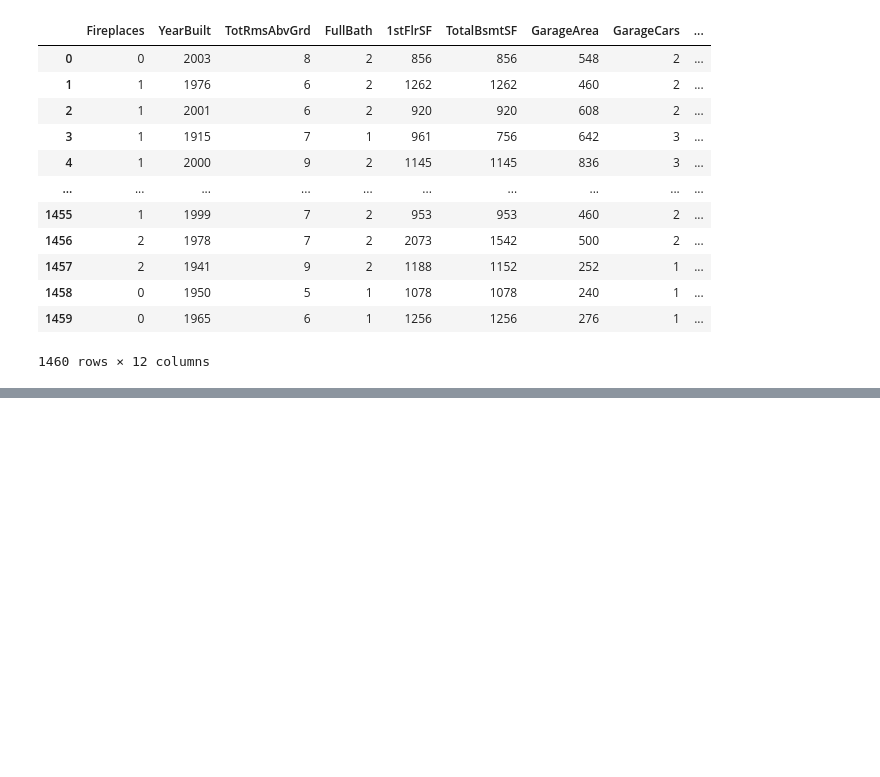
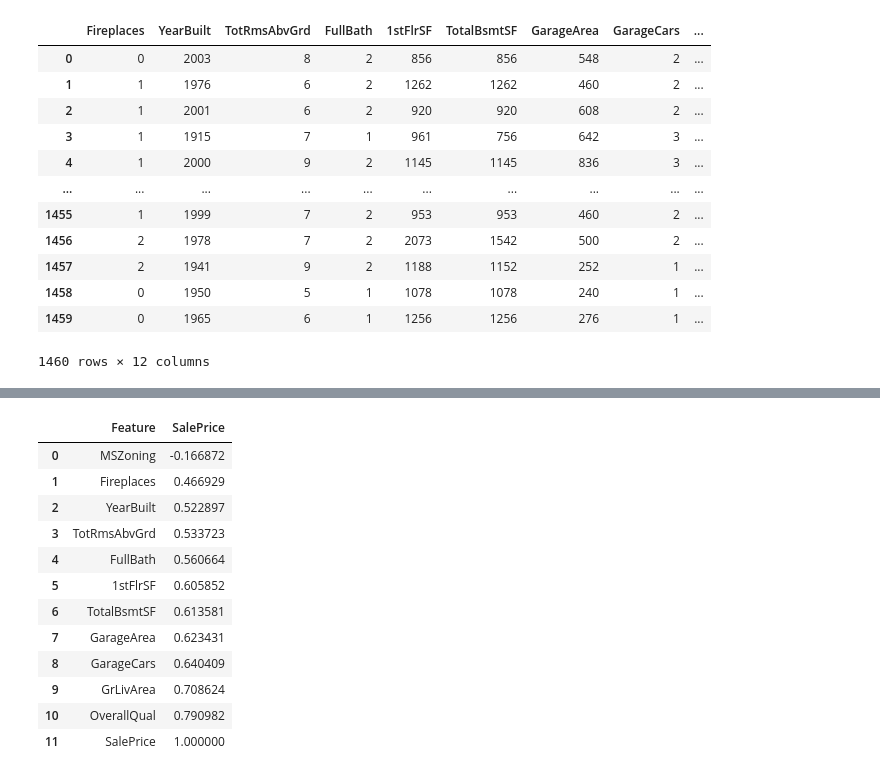
Before and after one commit to teosalza/houses_price, a Jupyter notebook: project/test_notebook.ipynb, the cells around one changed output, grey strips where cells are left out. Saved outputs shown, nothing was run; the diff lists cells and outputs as text; code cells hidden in the pictures; blank space fills up the shorter version.

```diff
--- a/project/test_notebook.ipynb
+++ b/project/test_notebook.ipynb
@@ -133,0 +200,24 @@ el.reset_index(level=0).rename(columns={"index":"Feature"})
+# %%
+#Paramenters choice based an price correlazion
+ohe_enc_data = pd.get_dummies(new_data)
+corr_map = ohe_enc_data.corr().sort_values("SalePrice")["SalePrice"].reset_index(level=0).rename(columns={"index":"Feature"})
+
+#print(new_data.info())
+fig3 = px.bar(corr_map, x='Feature', y='SalePrice',
+             hover_data=['SalePrice', 'Feature'], color='SalePrice')
+fig3.show()
+
+
+le = LabelEncoder()
+data_le = new_data.copy()
+for f in new_data:
+    if(new_data[f].dtypes == 'object'):
+        data_le[f] = le.fit_transform(new_data[f].values)
+
+corr_map_le = data_le.corr().sort_values("SalePrice")["SalePrice"].reset_index(level=0).rename(columns={"index":"Feature"})
+print(le.inverse_transform([0,1,2,3,4]))
+
+#print(new_data.info())
+fig3 = px.bar(corr_map_le, x='Feature', y='SalePrice',
+             hover_data=['SalePrice', 'Feature'], color='SalePrice')
+fig3.show()
@@ -133,0 +241,29 @@ el.reset_index(level=0).rename(columns={"index":"Feature"})
+# %%
+
+fig4 = make_subplots(rows=4, cols=3,subplot_titles=("Fireplaces","YearBuilt","FullBath","TotRmsAbvGrd","1stFlrSF","TotalBsmtSF","GarageArea","GarageCars","GrLivArea","OverallQual","SalePrice","MSZoning" ))
+cont = 0
+for i in range (4):
+    for j in range (3):
+        fig4.add_trace(
+            go.Scatter(x=data_le.iloc[:,cont], y=data_le["SalePrice"],mode="markers"),
+            row=i+1, col=j+1
+        )
+        cont+=1
+
+fig4.update_layout(height=1200, width=1100, title_text="Correlation scatter matrix")
+fig4.show()
+corr_map_le
+# %% [output]
+|  | Feature | SalePrice |
+| 0 | MSZoning | -0.166872 |
+| 1 | Fireplaces | 0.466929 |
+| 2 | YearBuilt | 0.522897 |
+| 3 | TotRmsAbvGrd | 0.533723 |
+| 4 | FullBath | 0.560664 |
+| 5 | 1stFlrSF | 0.605852 |
+| 6 | TotalBsmtSF | 0.613581 |
+| 7 | GarageArea | 0.623431 |
+| 8 | GarageCars | 0.640409 |
+| 9 | GrLivArea | 0.708624 |
+| 10 | OverallQual | 0.790982 |
+| 11 | SalePrice | 1.000000 |
```
Also changed, not shown: parts of 11 cells of this notebook.
